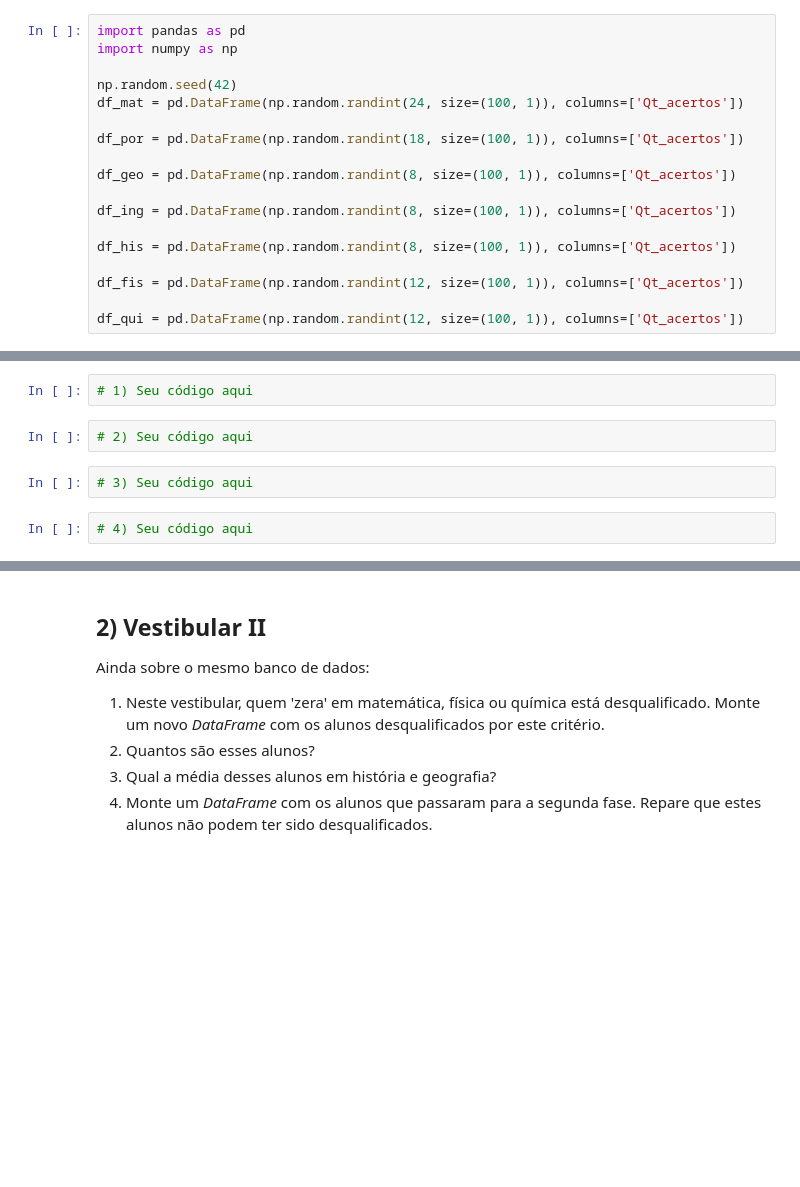
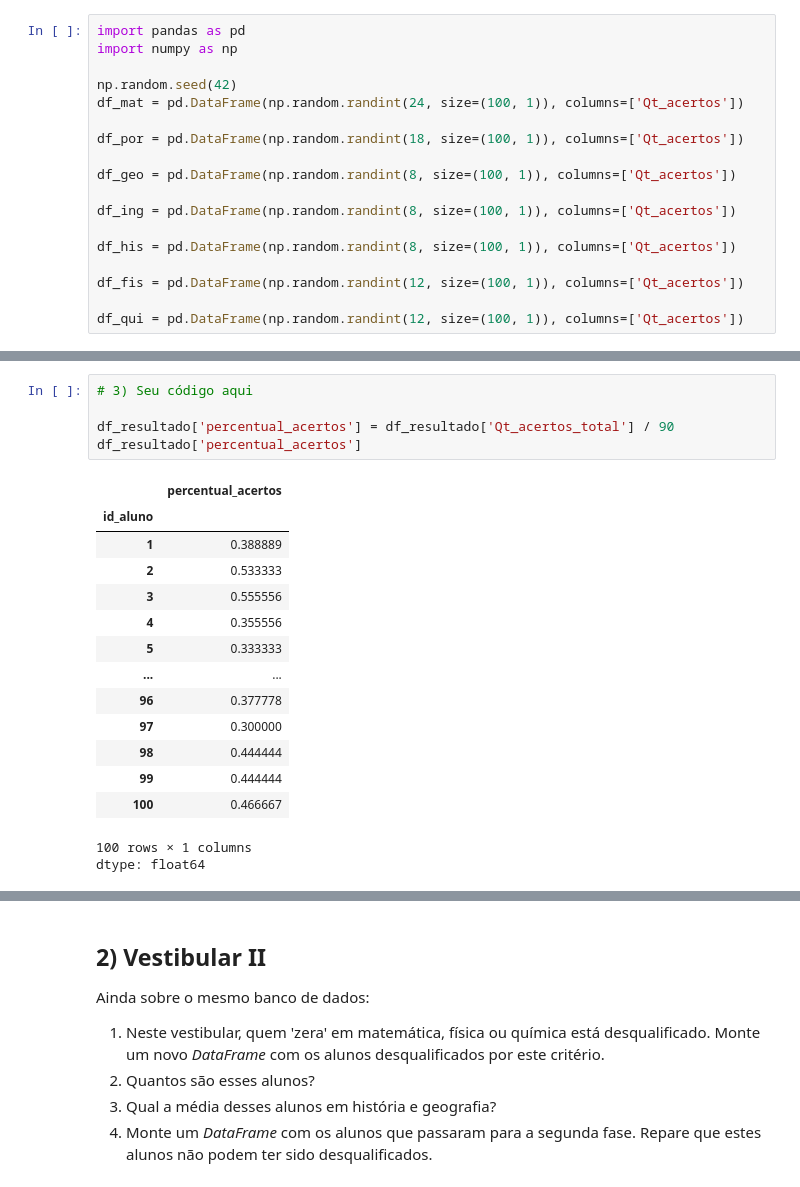
Before and after one commit to 0ace-jk/atividades_ebac, a Jupyter notebook: Mod04_Tarefa_aula_03_a_05_(base)_(1).ipynb, the cells around one changed output, grey strips where cells are left out. Cells and saved outputs as stored; diff of their text form; blank space fills up the shorter version.

```diff
--- a/Mod04_Tarefa_aula_03_a_05_(base)_(1).ipynb
+++ b/Mod04_Tarefa_aula_03_a_05_(base)_(1).ipynb
@@ -42,8 +118,21 @@ df_qui = pd.DataFrame(np.random.randint(12, size=(100, 1)), columns=['Qt_acertos
 # %%
-# 1) Seu código aqui
+# 3) Seu código aqui
+
+df_resultado['percentual_acertos'] = df_resultado['Qt_acertos_total'] / 90
+df_resultado['percentual_acertos']
+# %% [output]
+|  | percentual_acertos |
+| id_aluno |  |
+| 1 | 0.388889 |
+| 2 | 0.533333 |
+| 3 | 0.555556 |
+| 4 | 0.355556 |
+| 5 | 0.333333 |
+| ... | ... |
+| 96 | 0.377778 |
+| 97 | 0.300000 |
+| 98 | 0.444444 |
+| 99 | 0.444444 |
+| 100 | 0.466667 |
+100 rows × 1 columns
+dtype: float64
-# %%
-# 2) Seu código aqui
-# %%
-# 3) Seu código aqui
-# %%
-# 4) Seu código aqui
```
Also changed, not shown: parts of 10 cells of this notebook.
